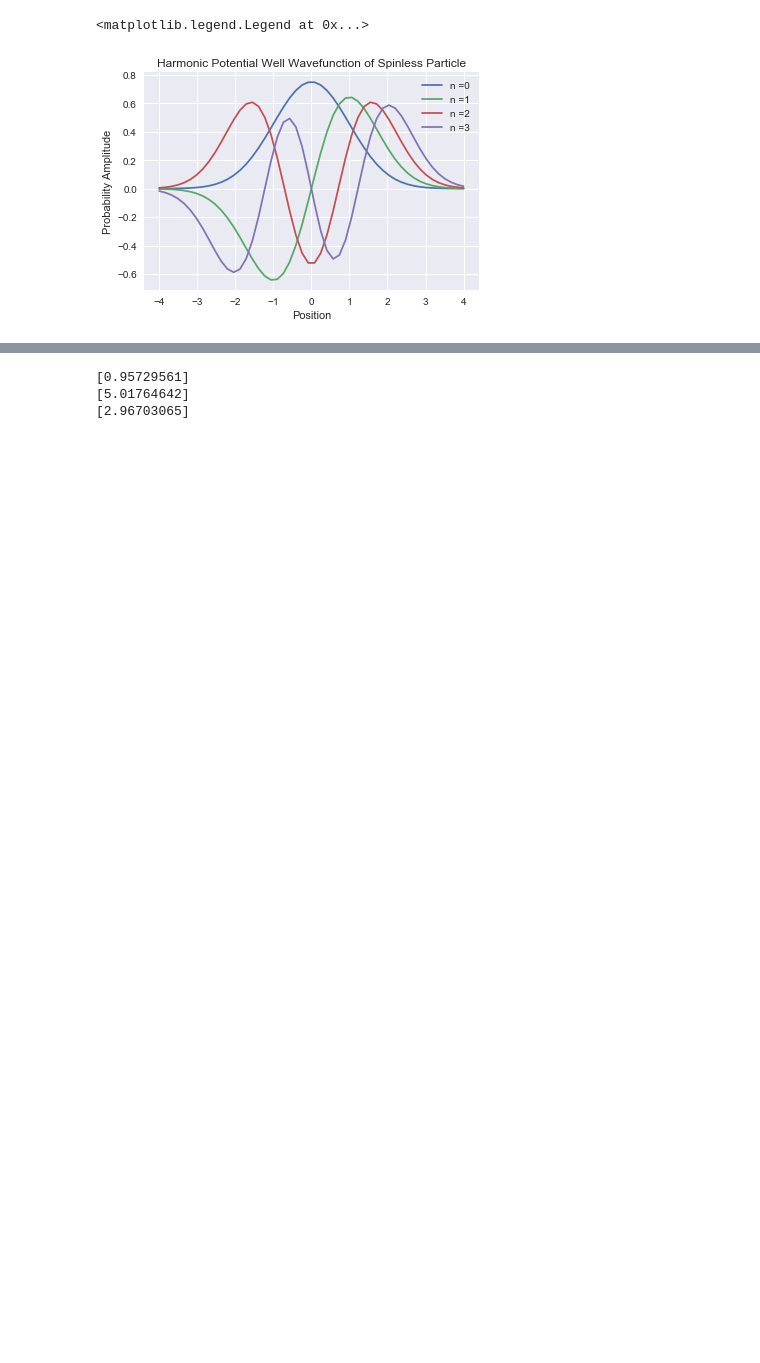
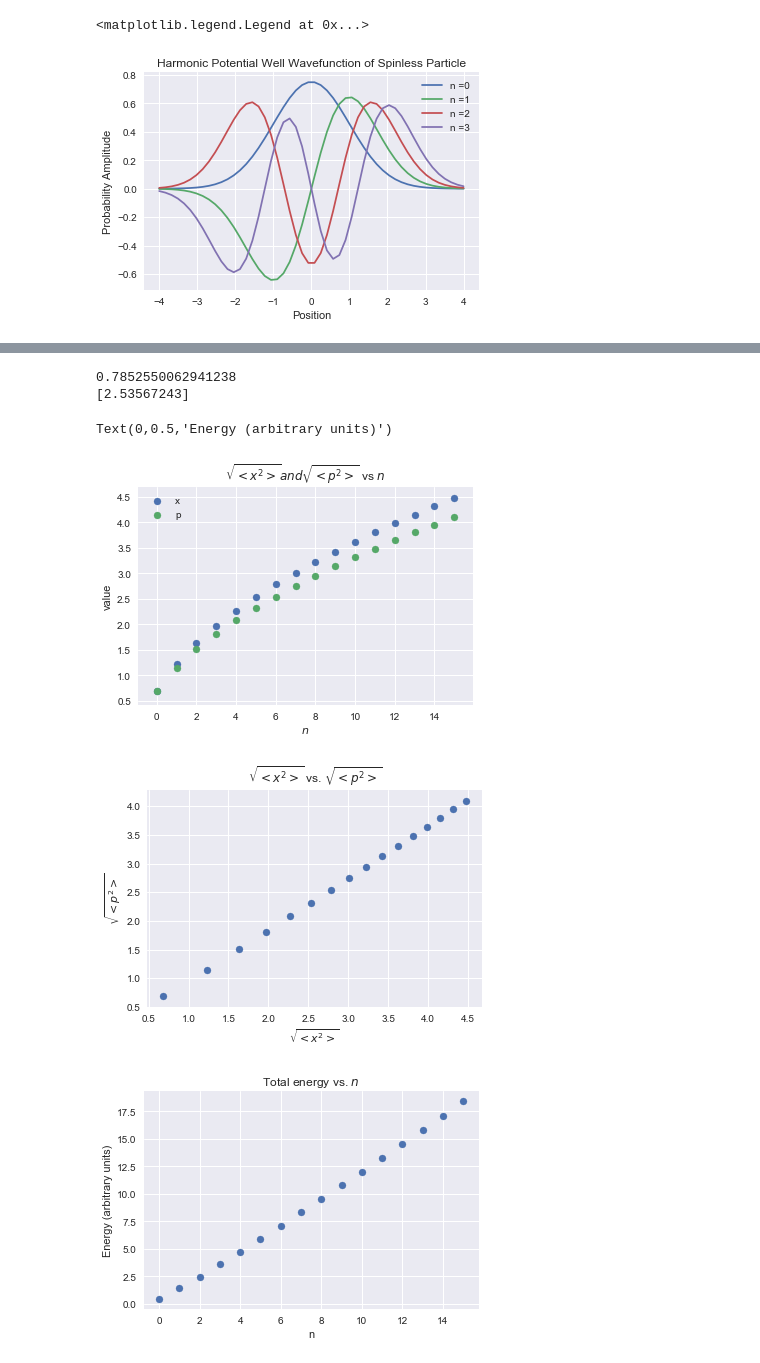
Before and after one commit to andrewkhardy/PHY-407, a Jupyter notebook: Lab03_Q2.ipynb, the cells around one changed output, grey strips where cells are left out. Saved outputs shown, nothing was run; the diff lists cells and outputs as text; code cells hidden in the pictures; blank space fills up the shorter version.

```diff
--- a/Lab03_Q2.ipynb
+++ b/Lab03_Q2.ipynb
@@ -116,9 +119,43 @@ def get_RMSposition_and_RMSmomentum(n):
 # %%
-RMSx, RMSp, Energy = get_RMSposition_and_RMSmomentum(5)
-print(np.sqrt(RMSx))
-print(RMSp)
-print(Energy)
+RMSx, RMSp, u_x, u_p, Energy = get_RMSposition_and_RMSmomentum(5)
+print(u_x)
 # %% [output]
-[0.95729561]
-[5.01764642]
-[2.96703065]
+0.7852550062941238
+[2.53567243]
+# %%
+#plot <x^2>, <p^2> for n=0,1,2,...,15
+inds = np.arange(0,16)
+unc_x = np.empty(len(inds))
+unc_p = np.empty(len(inds))
+Energy = np.empty(len(inds))
+
+for i in inds:
+    RMSx, RMSp, u_x, u_p, the_Energy = get_RMSposition_and_RMSmomentum(i)
+    unc_x[i] = u_x
+    unc_p[i] = u_p
+    Energy[i] = the_Energy
+
+plt.figure()
+plt.scatter(inds, unc_x, label = 'x')
+plt.scatter(inds, unc_p, label = 'p')
+plt.legend()
+plt.xlabel('$n$')
+plt.ylabel('value')
+plt.title('$\sqrt{<x^2>} and \sqrt{<p^2>}$ vs $n$')
+
+plt.figure()
+plt.scatter(unc_x, unc_p)
+plt.title('$\sqrt{<x^2>}$ vs. $\sqrt{<p^2>}$')
+plt.xlabel('$\sqrt{<x^2>}$')
+plt.ylabel('$\sqrt{<p^2>}$')
+
+plt.figure()
+plt.scatter(inds, Energy)
+plt.title('Total energy vs. $n$')
+plt.xlabel('n')
+plt.ylabel('Energy (arbitrary units)')
+# %% [output]
+Text(0,0.5,'Energy (arbitrary units)')
+[figure, added]
+[figure, added]
+[figure, added]
```
Also changed, not shown: parts of 2 cells of this notebook, 1 other file.
